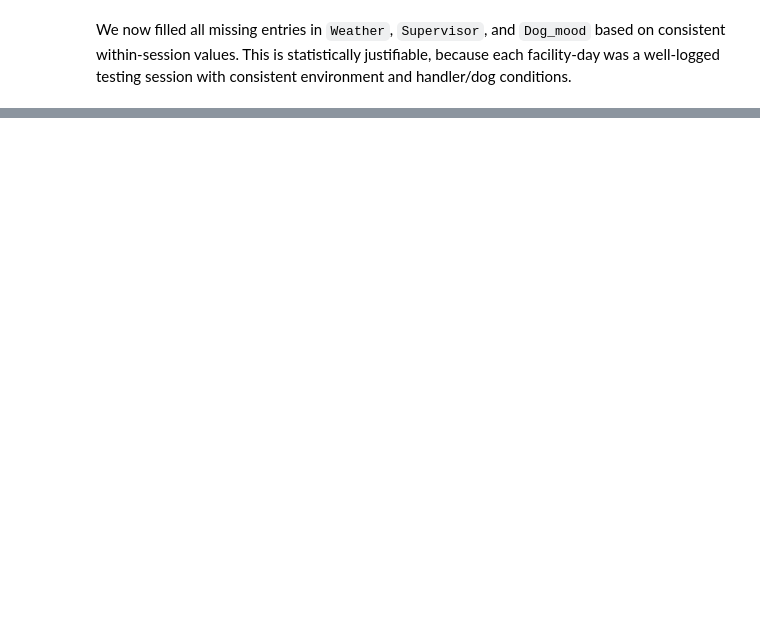
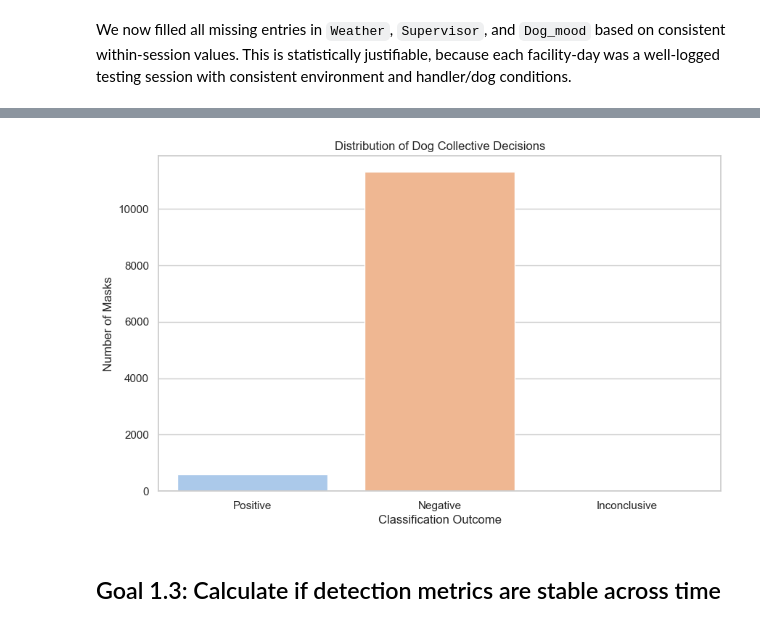
Before and after one commit to sschepanski/CanineLungCancerDetection, a Jupyter notebook: scr/DogScanPrediction.ipynb, the cells around one changed output, grey strips where cells are left out. Cells and saved outputs as stored; diff of their text form; code cells hidden in the pictures; blank space fills up the shorter version.

```diff
--- a/scr/DogScanPrediction.ipynb
+++ b/scr/DogScanPrediction.ipynb
@@ -1442,0 +547,4 @@ This suggests that if only 2 or 3 dogs had been used per trial (instead of 5), t
+# %%
+# Prepare mask-level data
+mask_data = complete_data.copy()
+mask_data["mask_id"] = mask_data["facility_number"].astype(str) + "_" + mask_data["board_number"].astype(str)
@@ -1442,0 +644,17 @@ This suggests that if only 2 or 3 dogs had been used per trial (instead of 5), t
+# %%
+# Plot decision distribution
+import seaborn as sns
+sns.countplot(
+    data=dog_votes,
+    x="collective_classification",
+    order=["Positive", "Negative", "Inconclusive"],
+    palette="pastel"
+)
+plt.title("Distribution of Dog Collective Decisions")
+plt.ylabel("Number of Masks")
+plt.xlabel("Classification Outcome")
+plt.show()
+# %% [output]
+[figure, added]
+# %% [markdown]
+## Goal 1.3: Calculate if detection metrics are stable across time
```
Also changed, not shown: parts of 166 cells of this notebook.
